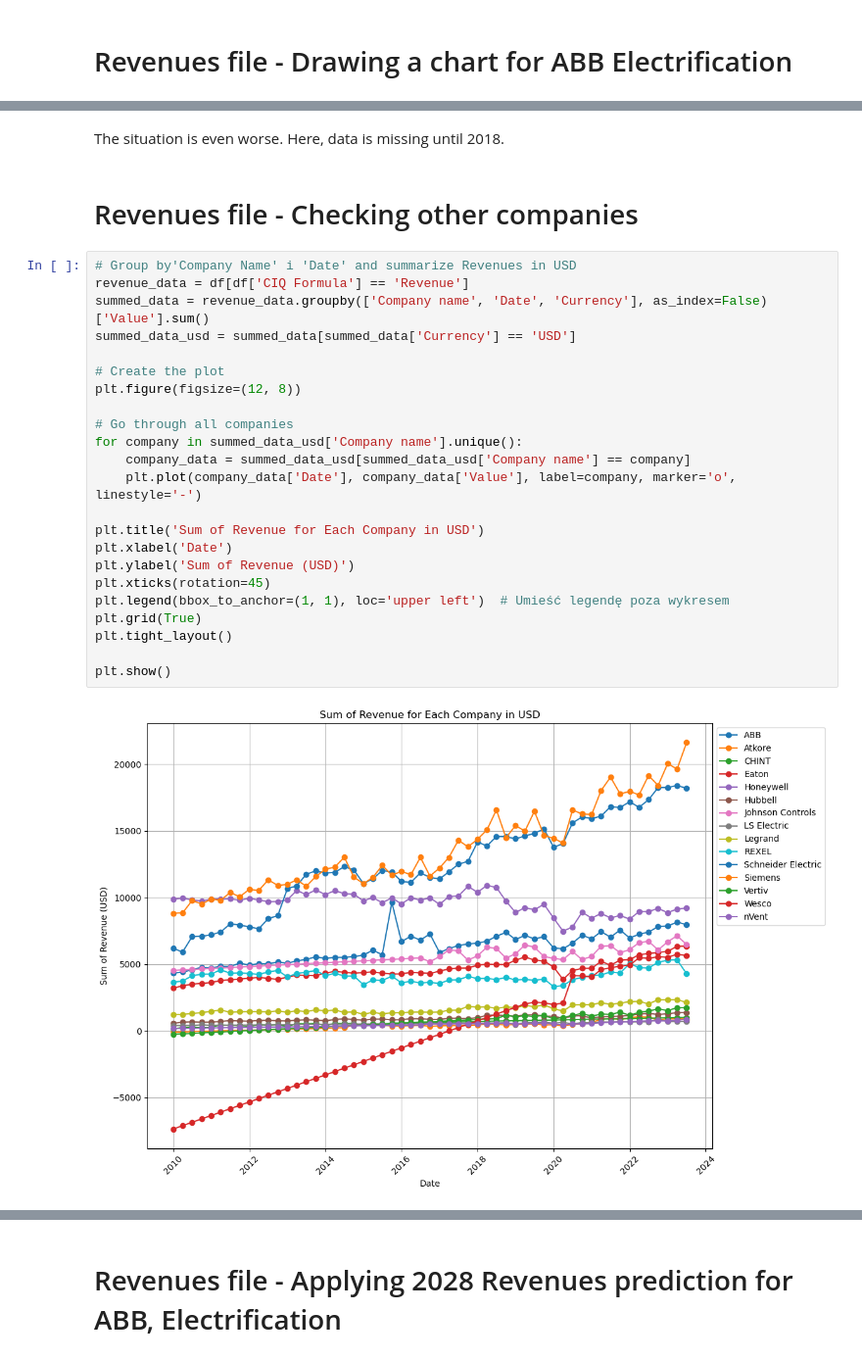
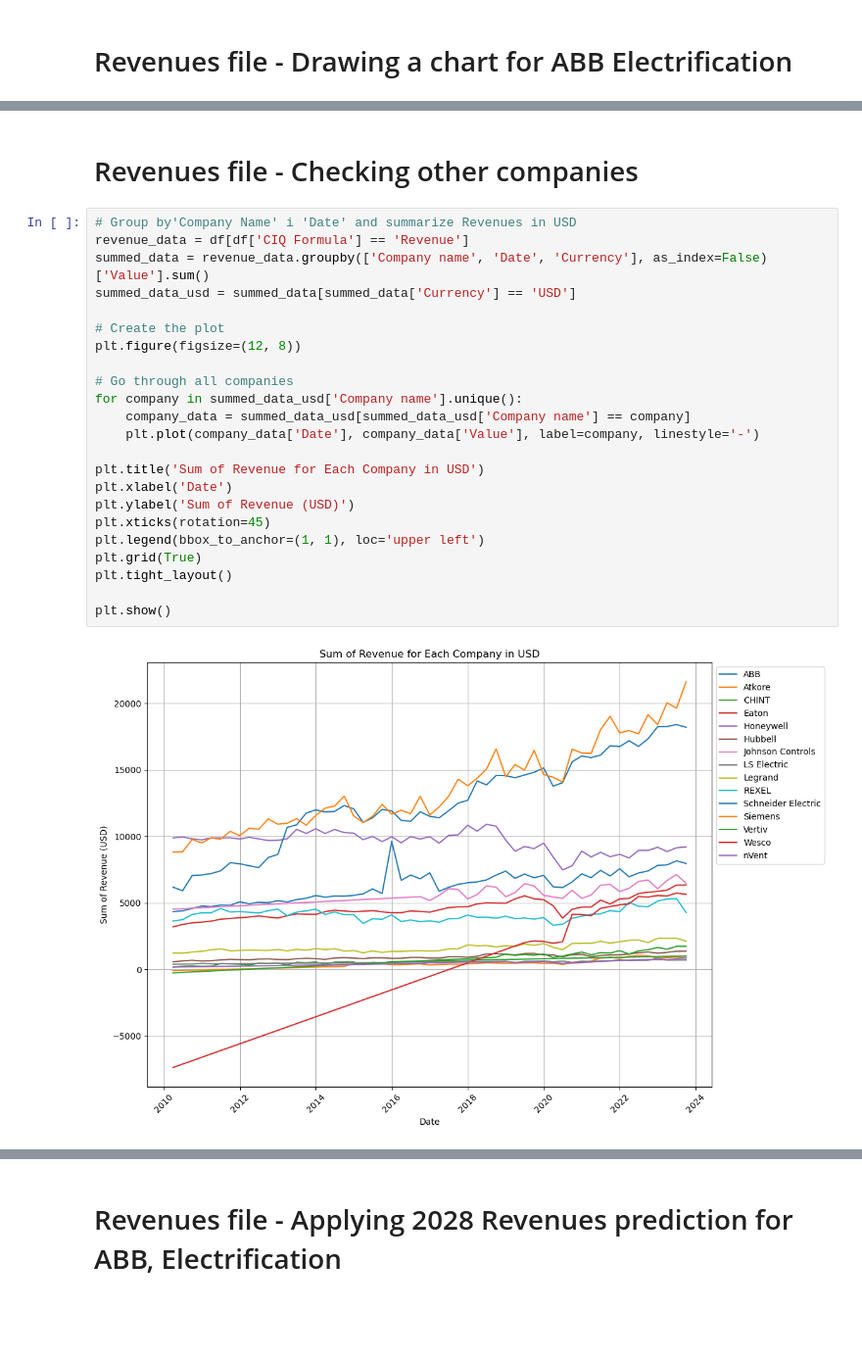
Before and after one commit to JakubKrezel/DS_project_JK, a Jupyter notebook: DS project.ipynb, the cells around one changed output, grey strips where cells are left out. Shown at 98% size. Cells and saved outputs as stored; diff of their text form; blank space fills up the shorter version.

```diff
--- a/DS project.ipynb
+++ b/DS project.ipynb
@@ -230,30 +219,28 @@ plt.show()
-# %% [markdown]
-The situation is even worse. Here, data is missing until 2018.
 # %% [markdown]
 # Revenues file - Checking other companies
 # %%
 # Group by'Company Name' i 'Date' and summarize Revenues in USD
 revenue_data = df[df['CIQ Formula'] == 'Revenue']
 summed_data = revenue_data.groupby(['Company name', 'Date', 'Currency'], as_index=False)['Value'].sum()
 summed_data_usd = summed_data[summed_data['Currency'] == 'USD']
 
 # Create the plot
 plt.figure(figsize=(12, 8))
 
 # Go through all companies
 for company in summed_data_usd['Company name'].unique():
     company_data = summed_data_usd[summed_data_usd['Company name'] == company]
-    plt.plot(company_data['Date'], company_data['Value'], label=company, marker='o', linestyle='-')
+    plt.plot(company_data['Date'], company_data['Value'], label=company, linestyle='-')
 
 plt.title('Sum of Revenue for Each Company in USD')
 plt.xlabel('Date')
 plt.ylabel('Sum of Revenue (USD)')
 plt.xticks(rotation=45)
-plt.legend(bbox_to_anchor=(1, 1), loc='upper left')  # Umieść legendę poza wykresem
+plt.legend(bbox_to_anchor=(1, 1), loc='upper left')
 plt.grid(True)
 plt.tight_layout()
 
 plt.show()
 # %% [output]
-[figure, old version]
+[figure, new version]
 # %% [markdown]
```
Also changed, not shown: parts of 69 cells of this notebook.
